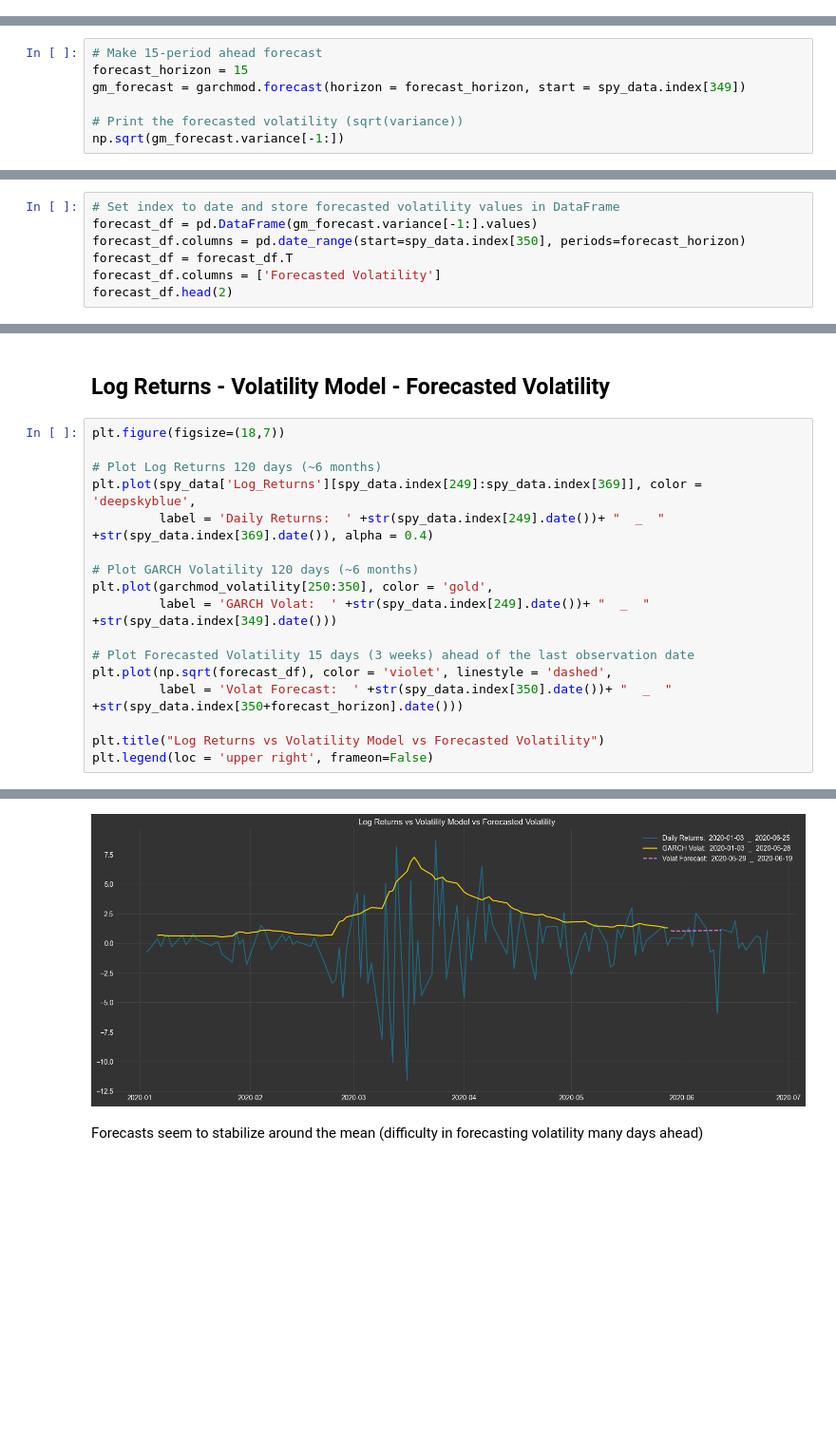
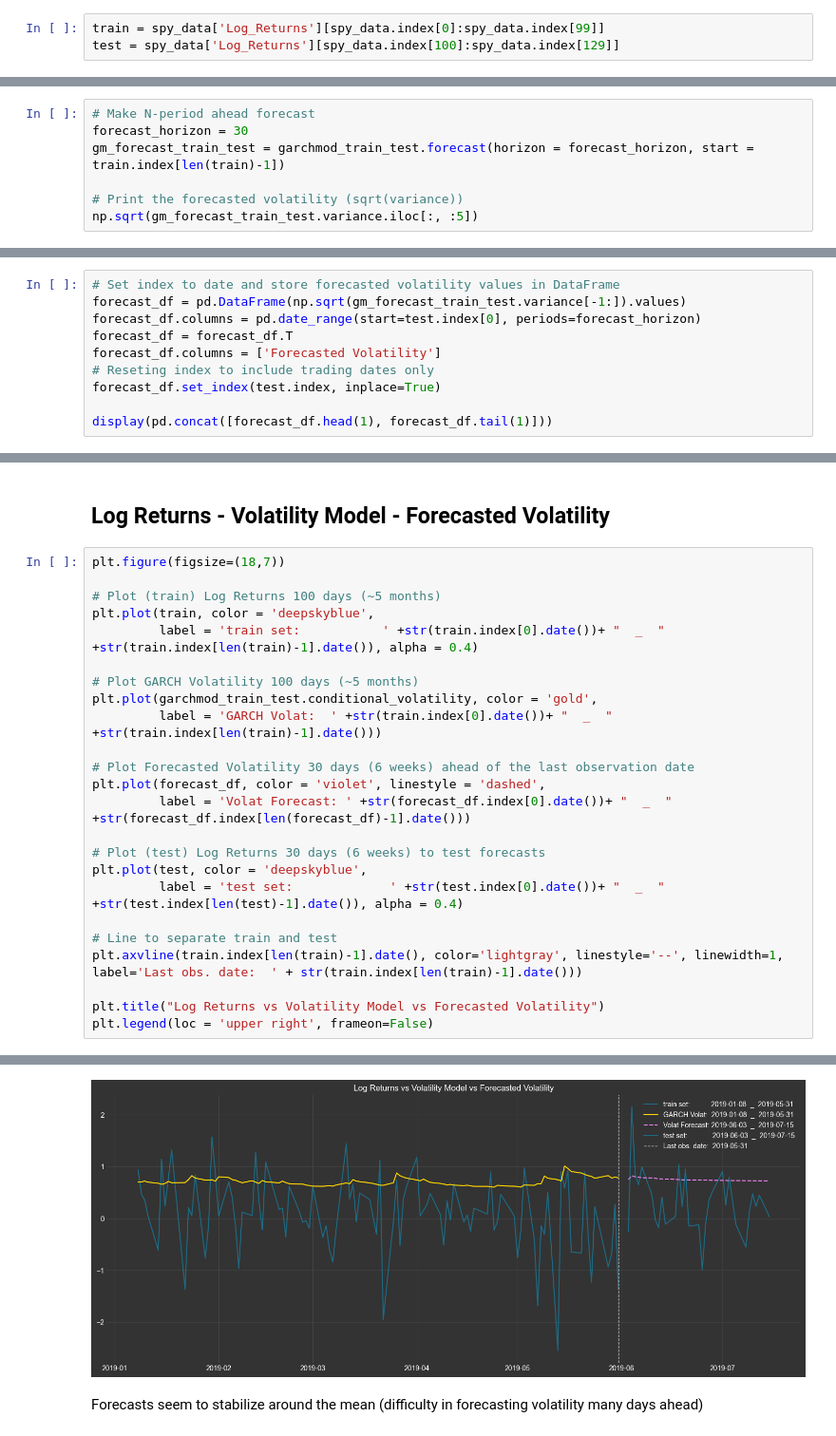
Before and after one commit to konstantinosandrianos/skills-introduction-to-github, a Jupyter notebook: test_0_latest.ipynb, the cells around one changed output, grey strips where cells are left out. Shown at 95% size. Drawn from its saved outputs; the diff is of its cells as text; blank space fills up the shorter version.

```diff
--- a/test_0_latest.ipynb
+++ b/test_0_latest.ipynb
@@ -485,0 +482,3 @@ test = spy_data.iloc[-Ntest:][['Log_Returns']].copy()
+# %%
+train = spy_data['Log_Returns'][spy_data.index[0]:spy_data.index[99]]
+test = spy_data['Log_Returns'][spy_data.index[100]:spy_data.index[129]]
@@ -486,10 +510,10 @@ test = spy_data.iloc[-Ntest:][['Log_Returns']].copy()
 # %% [markdown]
 ### Generate forecasts
 # %%
-# Make 15-period ahead forecast
-forecast_horizon = 15
-gm_forecast = garchmod.forecast(horizon = forecast_horizon, start = spy_data.index[349])
+# Make N-period ahead forecast
+forecast_horizon = 30
+gm_forecast_train_test = garchmod_train_test.forecast(horizon = forecast_horizon, start = train.index[len(train)-1])
 
 # Print the forecasted volatility (sqrt(variance))
-np.sqrt(gm_forecast.variance[-1:])
+np.sqrt(gm_forecast_train_test.variance.iloc[:, :5])
 # %% [output]
@@ -499,9 +523,12 @@ np.sqrt(gm_forecast.variance[-1:])
 # %%
 # Set index to date and store forecasted volatility values in DataFrame
-forecast_df = pd.DataFrame(gm_forecast.variance[-1:].values)
-forecast_df.columns = pd.date_range(start=spy_data.index[350], periods=forecast_horizon)
+forecast_df = pd.DataFrame(np.sqrt(gm_forecast_train_test.variance[-1:]).values)
+forecast_df.columns = pd.date_range(start=test.index[0], periods=forecast_horizon)
 forecast_df = forecast_df.T
 forecast_df.columns = ['Forecasted Volatility']
-forecast_df.head(2)
+# Reseting index to include trading dates only
+forecast_df.set_index(test.index, inplace=True)
+
+display(pd.concat([forecast_df.head(1), forecast_df.tail(1)]))
 # %% [output]
 |  | Forecasted Volatility |
@@ -512,23 +540,30 @@ forecast_df.head(2)
 # %%
 plt.figure(figsize=(18,7))
 
-# Plot Log Returns 120 days (~6 months)
-plt.plot(spy_data['Log_Returns'][spy_data.index[249]:spy_data.index[369]], color = 'deepskyblue',
-         label = 'Daily Returns:  ' +str(spy_data.index[249].date())+ "  _  " +str(spy_data.index[369].date()), alpha = 0.4)
+# Plot (train) Log Returns 100 days (~5 months)
+plt.plot(train, color = 'deepskyblue',
+         label = 'train set:           ' +str(train.index[0].date())+ "  _  " +str(train.index[len(train)-1].date()), alpha = 0.4)
 
-# Plot GARCH Volatility 120 days (~6 months)
-plt.plot(garchmod_volatility[250:350], color = 'gold',
-         label = 'GARCH Volat:  ' +str(spy_data.index[249].date())+ "  _  " +str(spy_data.index[349].date()))
+# Plot GARCH Volatility 100 days (~5 months)
+plt.plot(garchmod_train_test.conditional_volatility, color = 'gold',
+         label = 'GARCH Volat:  ' +str(train.index[0].date())+ "  _  " +str(train.index[len(train)-1].date()))
 
-# Plot Forecasted Volatility 15 days (3 weeks) ahead of the last observation date
-plt.plot(np.sqrt(forecast_df), color = 'violet', linestyle = 'dashed',
-         label = 'Volat Forecast:  ' +str(spy_data.index[350].date())+ "  _  " +str(spy_data.index[350+forecast_horizon].date()))
+# Plot Forecasted Volatility 30 days (6 weeks) ahead of the last observation date
+plt.plot(forecast_df, color = 'violet', linestyle = 'dashed',
+         label = 'Volat Forecast: ' +str(forecast_df.index[0].date())+ "  _  " +str(forecast_df.index[len(forecast_df)-1].date()))
+
+# Plot (test) Log Returns 30 days (6 weeks) to test forecasts
+plt.plot(test, color = 'deepskyblue',
+         label = 'test set:             ' +str(test.index[0].date())+ "  _  " +str(test.index[len(test)-1].date()), alpha = 0.4)
+
+# Line to separate train and test
+plt.axvline(train.index[len(train)-1].date(), color='lightgray', linestyle='--', linewidth=1, label='Last obs. date:  ' + str(train.index[len(train)-1].date()))
 
 plt.title("Log Returns vs Volatility Model vs Forecasted Volatility")
 plt.legend(loc = 'upper right', frameon=False)
 # %% [output]
 <matplotlib.legend.Legend at 0x...>
-[figure, old version]
+[figure, new version]
 # %% [markdown]
 Forecasts seem to stabilize around the mean (difficulty in forecasting volatility many days ahead)
 # %% [markdown]
```
Also changed, not shown: parts of 11 cells of this notebook.
